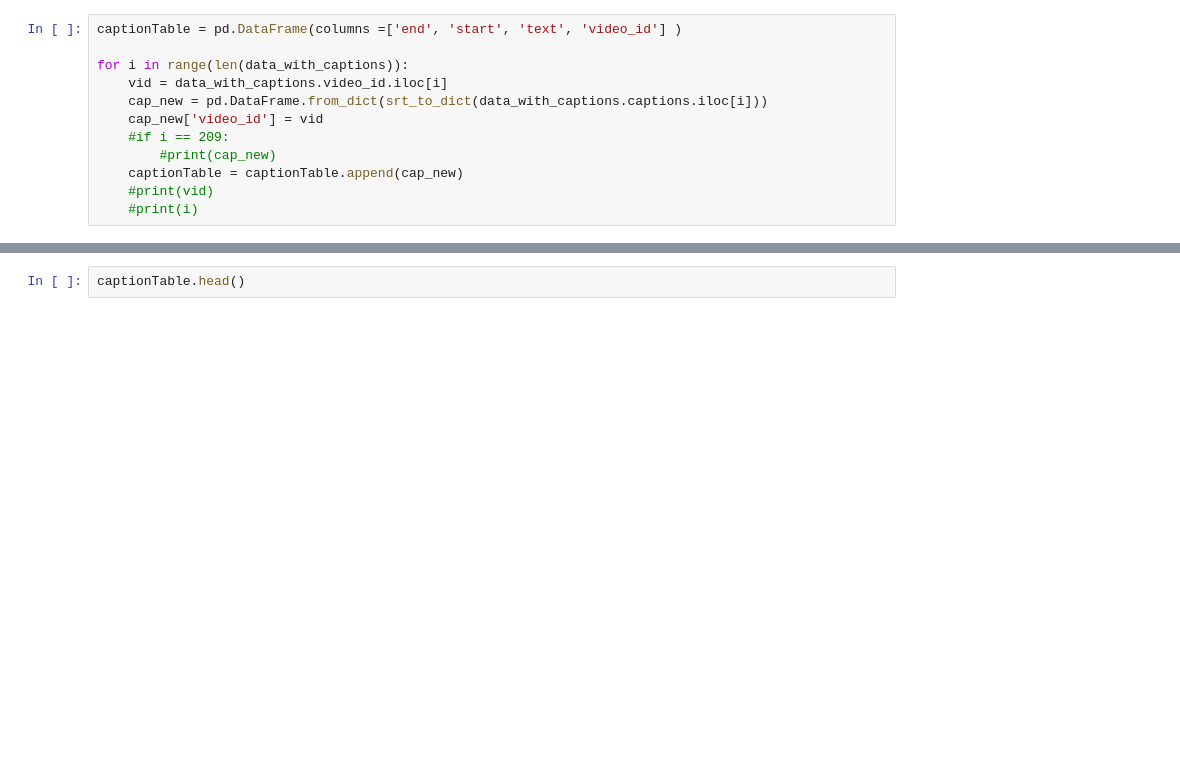
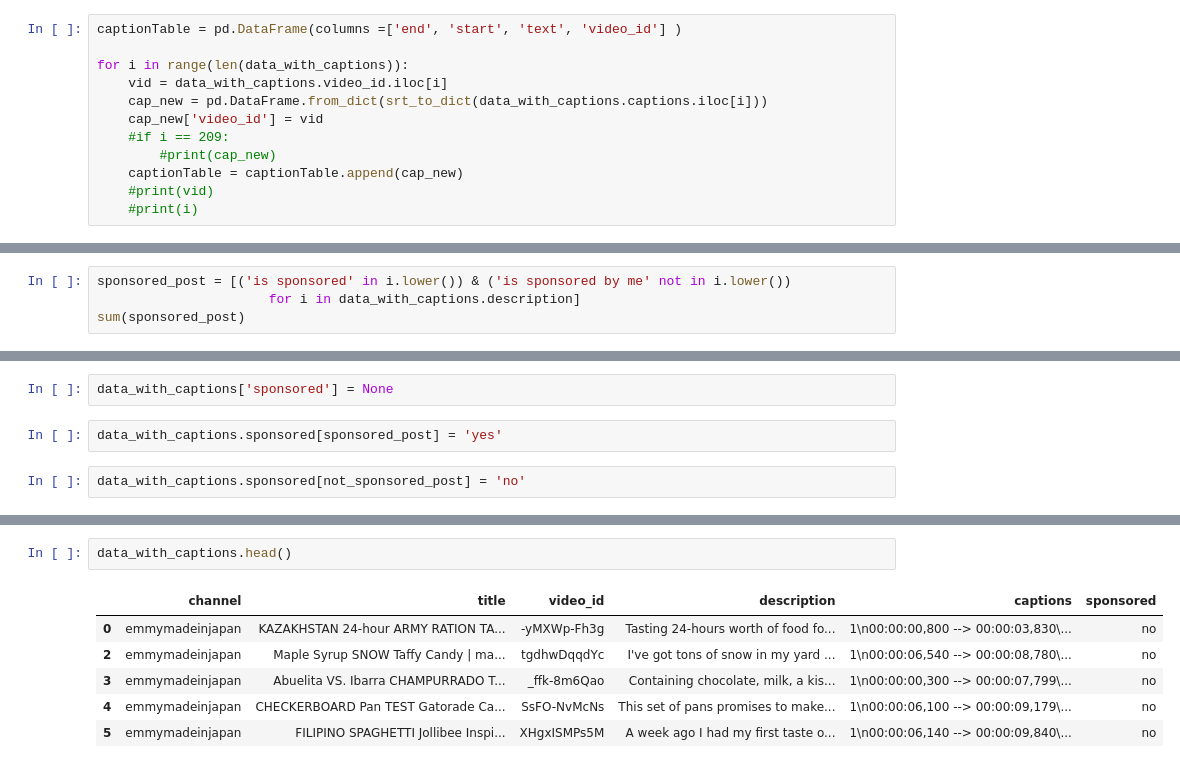
Before and after one commit to ajharry/Insight_Project, a Jupyter notebook: YoutubeEmmy.ipynb, the cells around one changed output, grey strips where cells are left out. Cells and saved outputs as stored; diff of their text form; blank space fills up the shorter version.

```diff
--- a/YoutubeEmmy.ipynb
+++ b/YoutubeEmmy.ipynb
@@ -241,0 +246,4 @@ set(data_with_captions.video_id) - set(captionTable.video_id.unique())
+# %%
+sponsored_post = [('is sponsored' in i.lower()) & ('is sponsored by me' not in i.lower())
+                      for i in data_with_captions.description]
+sum(sponsored_post)
@@ -241,0 +256,6 @@ set(data_with_captions.video_id) - set(captionTable.video_id.unique())
+# %%
+data_with_captions['sponsored'] = None
+# %%
+data_with_captions.sponsored[sponsored_post] = 'yes'
+# %%
+data_with_captions.sponsored[not_sponsored_post] = 'no'
@@ -242,2 +282,9 @@ set(data_with_captions.video_id) - set(captionTable.video_id.unique())
 # %%
-captionTable.head()
+data_with_captions.head()
+# %% [output]
+|  | channel | title | video_id | description | captions | sponsored |
+| 0 | emmymadeinjapan | KAZAKHSTAN 24-hour ARMY RATION TA... | -yMXWp-Fh3g | Tasting 24-hours worth of food fo... | 1\n00:00:00,800 --> 00:00:03,830\... | no |
+| 2 | emmymadeinjapan | Maple Syrup SNOW Taffy Candy | ma... | tgdhwDqqdYc | I've got tons of snow in my yard ... | 1\n00:00:06,540 --> 00:00:08,780\... | no |
+| 3 | emmymadeinjapan | Abuelita VS. Ibarra CHAMPURRADO T... | _ffk-8m6Qao | Containing chocolate, milk, a kis... | 1\n00:00:00,300 --> 00:00:07,799\... | no |
+| 4 | emmymadeinjapan | CHECKERBOARD Pan TEST Gatorade Ca... | SsFO-NvMcNs | This set of pans promises to make... | 1\n00:00:06,100 --> 00:00:09,179\... | no |
+| 5 | emmymadeinjapan | FILIPINO SPAGHETTI Jollibee Inspi... | XHgxISMPs5M | A week ago I had my first taste o... | 1\n00:00:06,140 --> 00:00:09,840\... | no |
```
Also changed, not shown: parts of 14 cells of this notebook, 1 other file.
